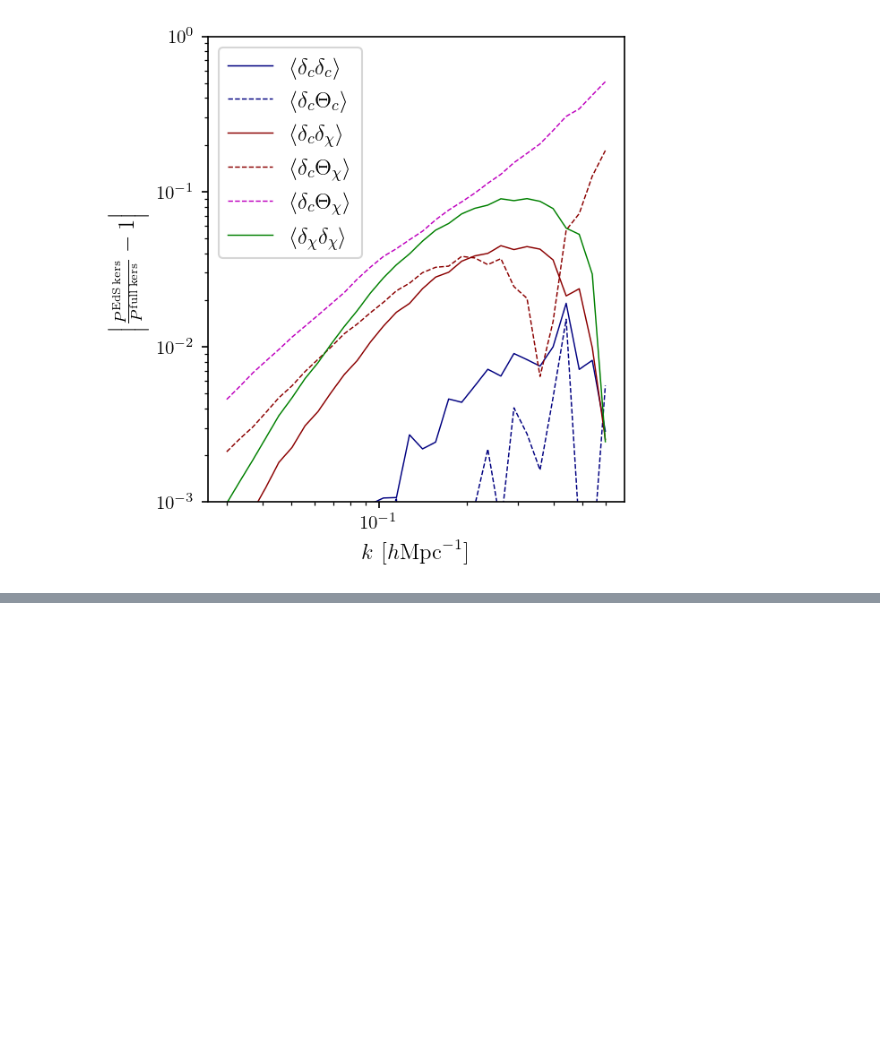
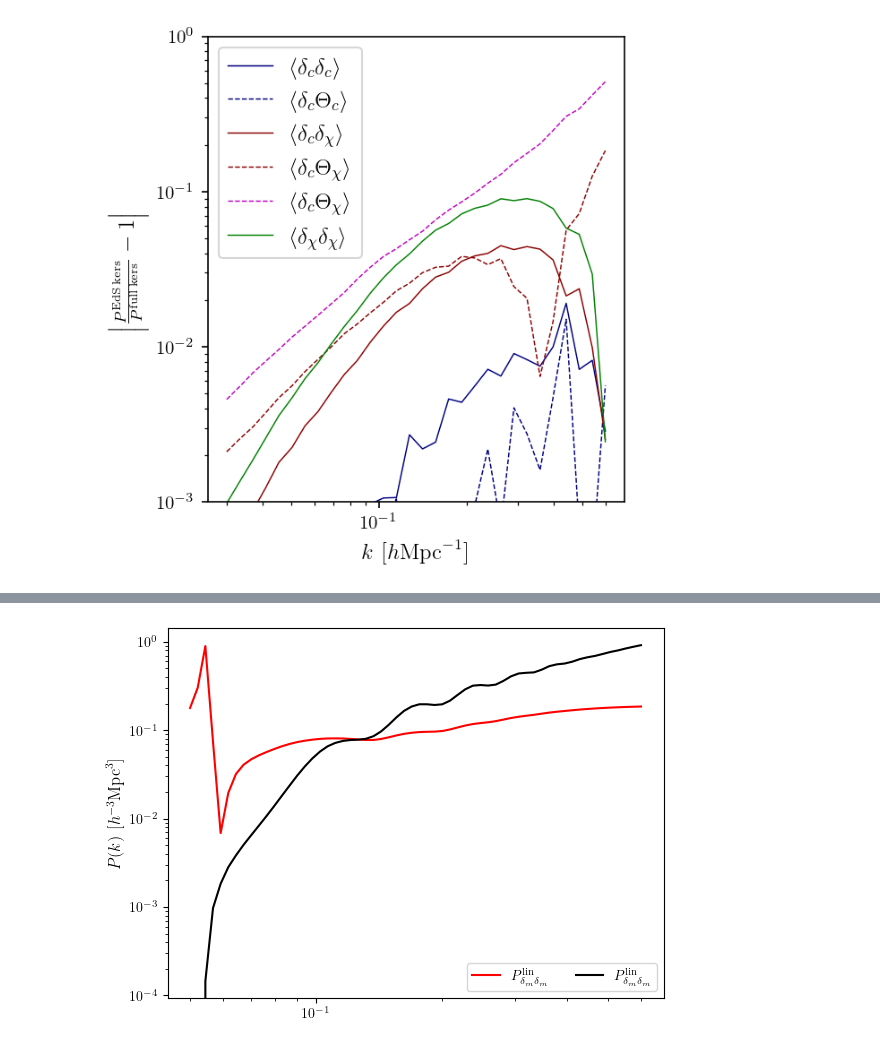
Before and after one commit to fverd/class, a Jupyter notebook: soundspeed-scripts/numerical-integrals/plot-numint-result.ipynb, the cells around one changed output, grey strips where cells are left out. Cells and saved outputs as stored; diff of their text form; code cells hidden in the pictures; blank space fills up the shorter version.

```diff
--- a/soundspeed-scripts/numerical-integrals/plot-numint-result.ipynb
+++ b/soundspeed-scripts/numerical-integrals/plot-numint-result.ipynb
@@ -451,0 +424,18 @@ plt.show()
+# %%
+
+# Upper panel
+plt.plot(k,np.abs((mm(dcdc22,dcdx22,dxdx22)+ mm(dcdc13,dcdx13,dxdx13))/(dcdc22 +dcdc13)-1), 'r', linewidth=1.5, label='$P^{\mathrm{lin}}_{\delta_m\delta_m}$', zorder=4)
+
+plt.plot(k,(dcdc22 +dcdc13)/PL_cc, 'k', linewidth=1.5, label='$P^{\mathrm{lin}}_{\delta_m\delta_m}$', zorder=4)
+
+
+plt.xscale('log')
+plt.yscale('log')
+
+plt.legend(fontsize=10, loc='best', ncol=2)
+plt.ylabel(r'$P(k)$ $[h^{-3}\mathrm{Mpc}^{3}]$', fontsize=12)
+
+
+plt.show()
+# %% [output]
+[figure, added]
```
Also changed, not shown: parts of 5 cells of this notebook, 34 other files.
